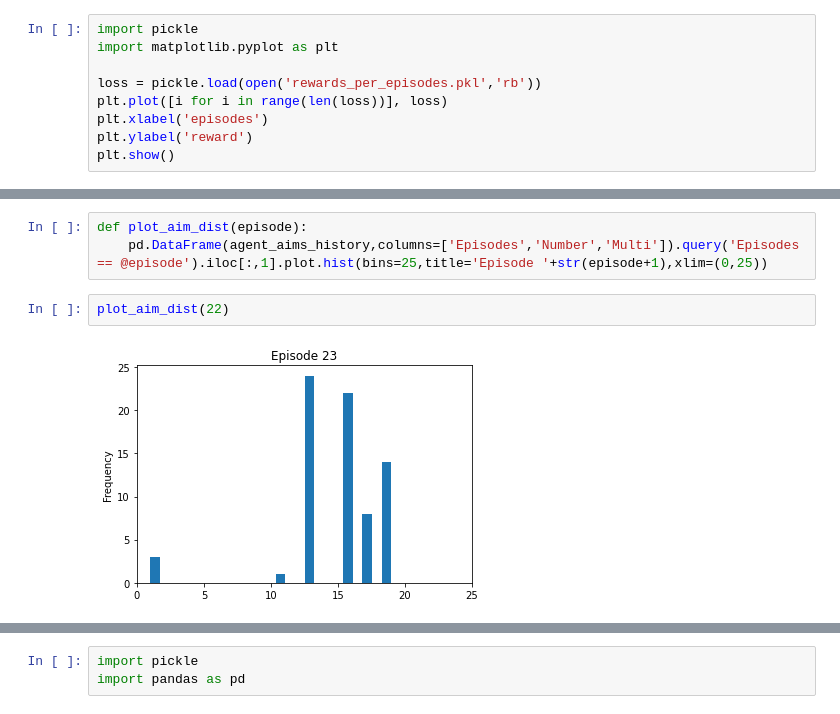
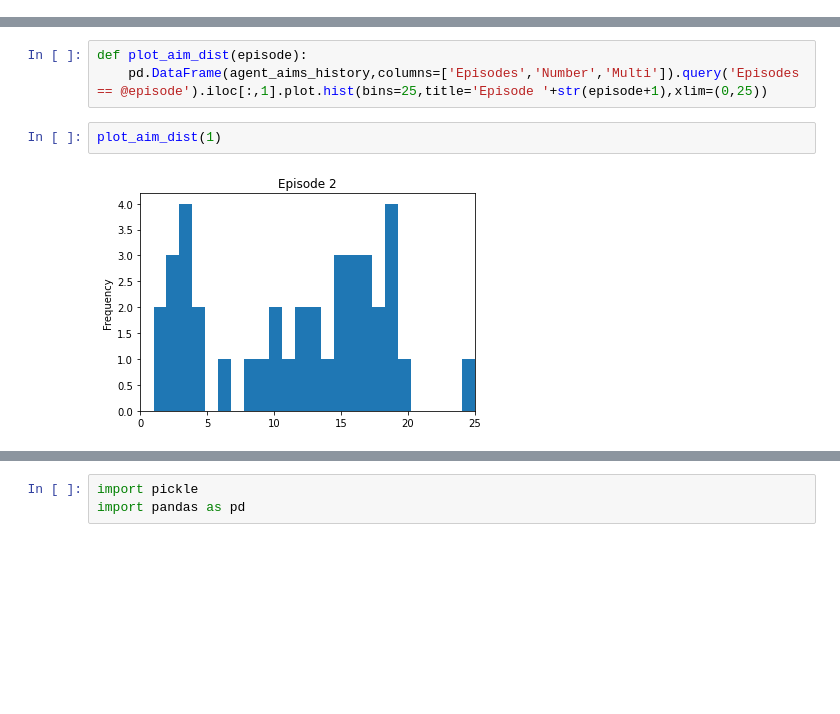
Before and after one commit to gusfelhberg/darts_cricket, a Jupyter notebook: results_stats.ipynb, the cells around one changed output, grey strips where cells are left out. Saved outputs shown, nothing was run; the diff lists cells and outputs as text; blank space fills up the shorter version.

```diff
--- a/results_stats.ipynb
+++ b/results_stats.ipynb
@@ -1,9 +0,0 @@
-# %%
-import pickle
-import matplotlib.pyplot as plt
-
-loss = pickle.load(open('rewards_per_episodes.pkl','rb'))
-plt.plot([i for i in range(len(loss))], loss)
-plt.xlabel('episodes')
-plt.ylabel('reward')
-plt.show()
@@ -165,6 +32,6 @@ pd.DataFrame(agent_aims_history,columns=['Episodes','Number','Multi']).query('Ep
 def plot_aim_dist(episode):
     pd.DataFrame(agent_aims_history,columns=['Episodes','Number','Multi']).query('Episodes == @episode').iloc[:,1].plot.hist(bins=25,title='Episode '+str(episode+1),xlim=(0,25))
 # %%
-plot_aim_dist(22)
+plot_aim_dist(1)
 # %% [output]
-[figure, old version]
+[figure, new version]
```
Also changed, not shown: parts of 51 cells of this notebook, 2 other files.
